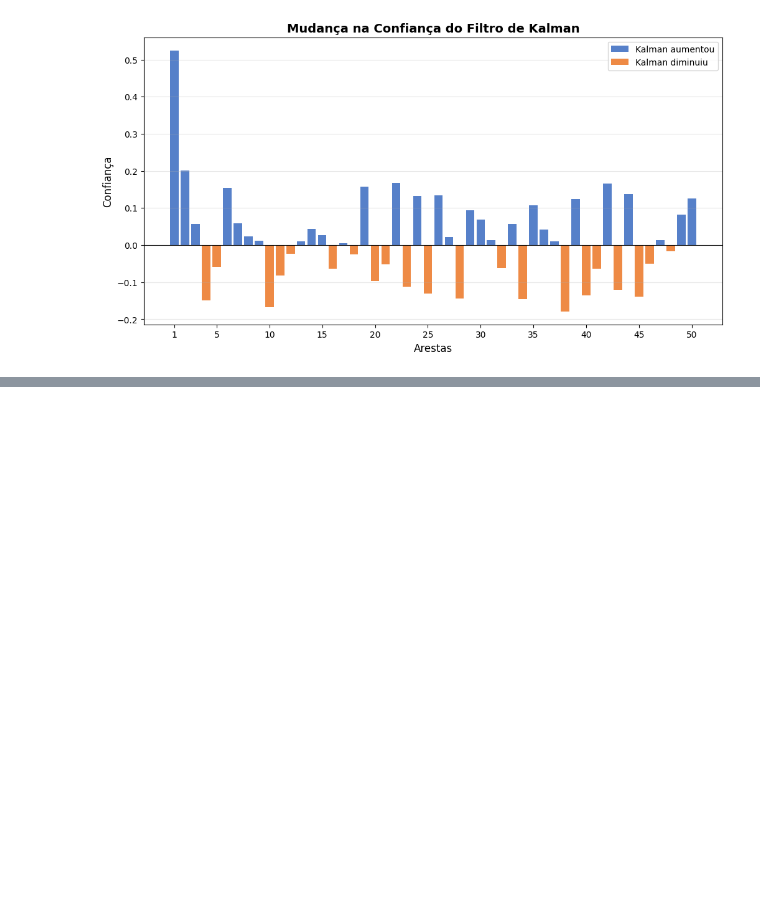
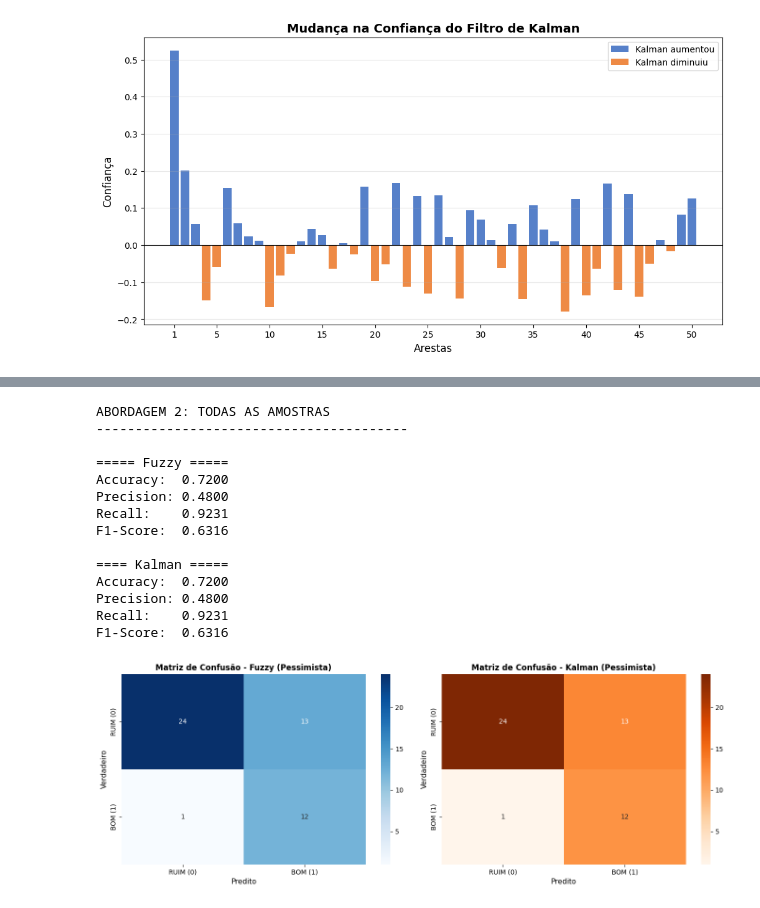
Before and after one commit to charlesluizmendes/RadnetFusion, a Jupyter notebook: src/7.results.ipynb, the cells around one changed output, grey strips where cells are left out. Drawn from its saved outputs; the diff is of its cells as text; code cells hidden in the pictures; blank space fills up the shorter version.

```diff
--- a/src/7.results.ipynb
+++ b/src/7.results.ipynb
@@ -117,0 +189,67 @@ plt.show()
+# %%
+print("ABORDAGEM 2: TODAS AS AMOSTRAS")
+print("-"*40)
+
+# Ground truth pessimista: Se qualquer uma for 0, considera 0 (RUIM)
+ground_truth_pessimista = edges_inputs_label & radnet_inputs_label
+
+fuzzy_acc_pess = accuracy_score(ground_truth_pessimista, fuzzy_output_class)
+fuzzy_prec_pess = precision_score(ground_truth_pessimista, fuzzy_output_class, zero_division=0)
+fuzzy_rec_pess = recall_score(ground_truth_pessimista, fuzzy_output_class, zero_division=0)
+fuzzy_f1_pess = f1_score(ground_truth_pessimista, fuzzy_output_class, zero_division=0)
+
+print("\n===== Fuzzy =====")
+print(f"Accuracy:  {fuzzy_acc_pess:.4f}")
+print(f"Precision: {fuzzy_prec_pess:.4f}")
+print(f"Recall:    {fuzzy_rec_pess:.4f}")
+print(f"F1-Score:  {fuzzy_f1_pess:.4f}")
+
+kalman_acc_pess = accuracy_score(ground_truth_pessimista, kalman_output_class)
+kalman_prec_pess = precision_score(ground_truth_pessimista, kalman_output_class, zero_division=0)
+kalman_rec_pess = recall_score(ground_truth_pessimista, kalman_output_class, zero_division=0)
+kalman_f1_pess = f1_score(ground_truth_pessimista, kalman_output_class, zero_division=0)
+
+print("\n==== Kalman =====")
+print(f"Accuracy:  {kalman_acc_pess:.4f}")
+print(f"Precision: {kalman_prec_pess:.4f}")
+print(f"Recall:    {kalman_rec_pess:.4f}")
+print(f"F1-Score:  {kalman_f1_pess:.4f}")
+
+# Matrizes de Confusão (Pessimista)
+cm_fuzzy_pess = confusion_matrix(ground_truth_pessimista, fuzzy_output_class)
+cm_kalman_pess = confusion_matrix(ground_truth_pessimista, kalman_output_class)
+
+# Plotar Matrizes de Confusão - Pessimista
+fig, axes = plt.subplots(1, 2, figsize=(14, 5))
+
+sns.heatmap(cm_fuzzy_pess, annot=True, fmt='d', cmap='Blues', ax=axes[0],
+            xticklabels=['RUIM (0)', 'BOM (1)'], yticklabels=['RUIM (0)', 'BOM (1)'])
+axes[0].set_title('Matriz de Confusão - Fuzzy (Pessimista)', fontsize=12, fontweight='bold')
+axes[0].set_ylabel('Verdadeiro', fontsize=11)
+axes[0].set_xlabel('Predito', fontsize=11)
+
+sns.heatmap(cm_kalman_pess, annot=True, fmt='d', cmap='Oranges', ax=axes[1],
+            xticklabels=['RUIM (0)', 'BOM (1)'], yticklabels=['RUIM (0)', 'BOM (1)'])
+axes[1].set_title('Matriz de Confusão - Kalman (Pessimista)', fontsize=12, fontweight='bold')
+axes[1].set_ylabel('Verdadeiro', fontsize=11)
+axes[1].set_xlabel('Predito', fontsize=11)
+
+plt.tight_layout()
+plt.savefig('../results/confusion_matrix_pessimista.png', bbox_inches='tight', dpi=300)
+plt.show()
+# %% [output]
+ABORDAGEM 2: TODAS AS AMOSTRAS
+----------------------------------------
+
+===== Fuzzy =====
+Accuracy:  0.7200
+Precision: 0.4800
+Recall:    0.9231
+F1-Score:  0.6316
+
+==== Kalman =====
+Accuracy:  0.7200
+Precision: 0.4800
+Recall:    0.9231
+F1-Score:  0.6316
+[figure, added]
```
Also changed, not shown: parts of 1 cell of this notebook, 2 other files.
